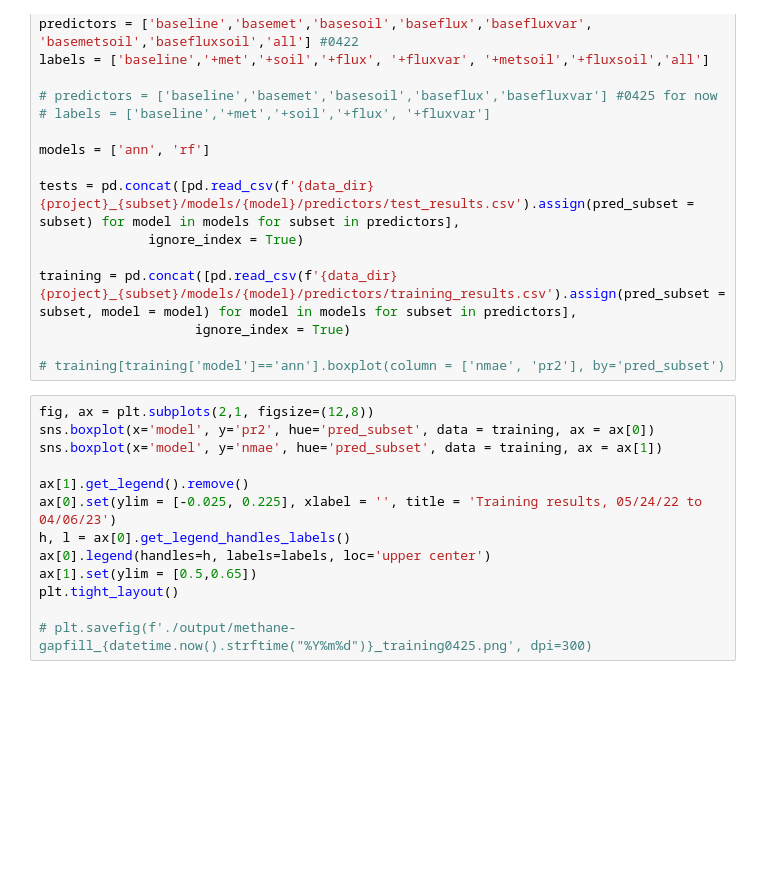
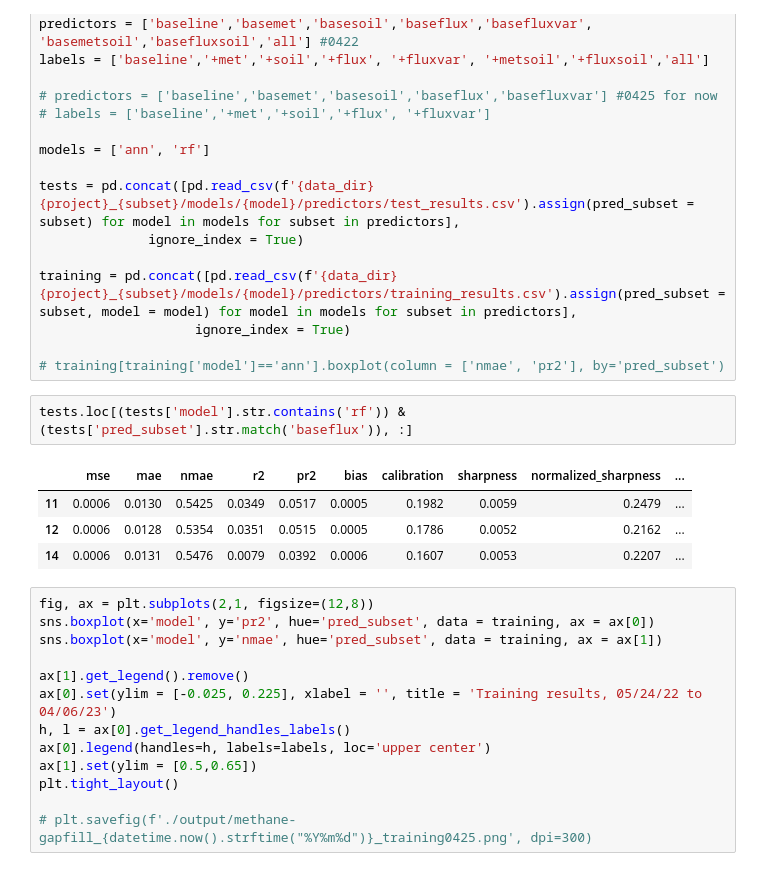
Before and after one commit to ottobriner/atmos-flux-data, a Jupyter notebook: atmos-plot.ipynb, the cells around one changed output. Saved outputs shown, nothing was run; the diff lists cells and outputs as text; blank space fills up the shorter version.

```diff
--- a/atmos-plot.ipynb
+++ b/atmos-plot.ipynb
@@ -463,6 +531,13 @@ training = pd.concat([pd.read_csv(f'{data_dir}{project}_{subset}/models/{model}/
                     ignore_index = True)
 
 # training[training['model']=='ann'].boxplot(column = ['nmae', 'pr2'], by='pred_subset')
+# %%
+tests.loc[(tests['model'].str.contains('rf')) & (tests['pred_subset'].str.match('baseflux')), :]
+# %% [output]
+|  | mse | mae | nmae | r2 | pr2 | bias | calibration | sharpness | normalized_sharpness | ... |
+| 11 | 0.0006 | 0.0130 | 0.5425 | 0.0349 | 0.0517 | 0.0005 | 0.1982 | 0.0059 | 0.2479 | ... |
+| 12 | 0.0006 | 0.0128 | 0.5354 | 0.0351 | 0.0515 | 0.0005 | 0.1786 | 0.0052 | 0.2162 | ... |
+| 14 | 0.0006 | 0.0131 | 0.5476 | 0.0079 | 0.0392 | 0.0006 | 0.1607 | 0.0053 | 0.2207 | ... |
 # %%
 fig, ax = plt.subplots(2,1, figsize=(12,8))
 sns.boxplot(x='model', y='pr2', hue='pred_subset', data = training, ax = ax[0])
```
Also changed, not shown: parts of 27 cells of this notebook.
